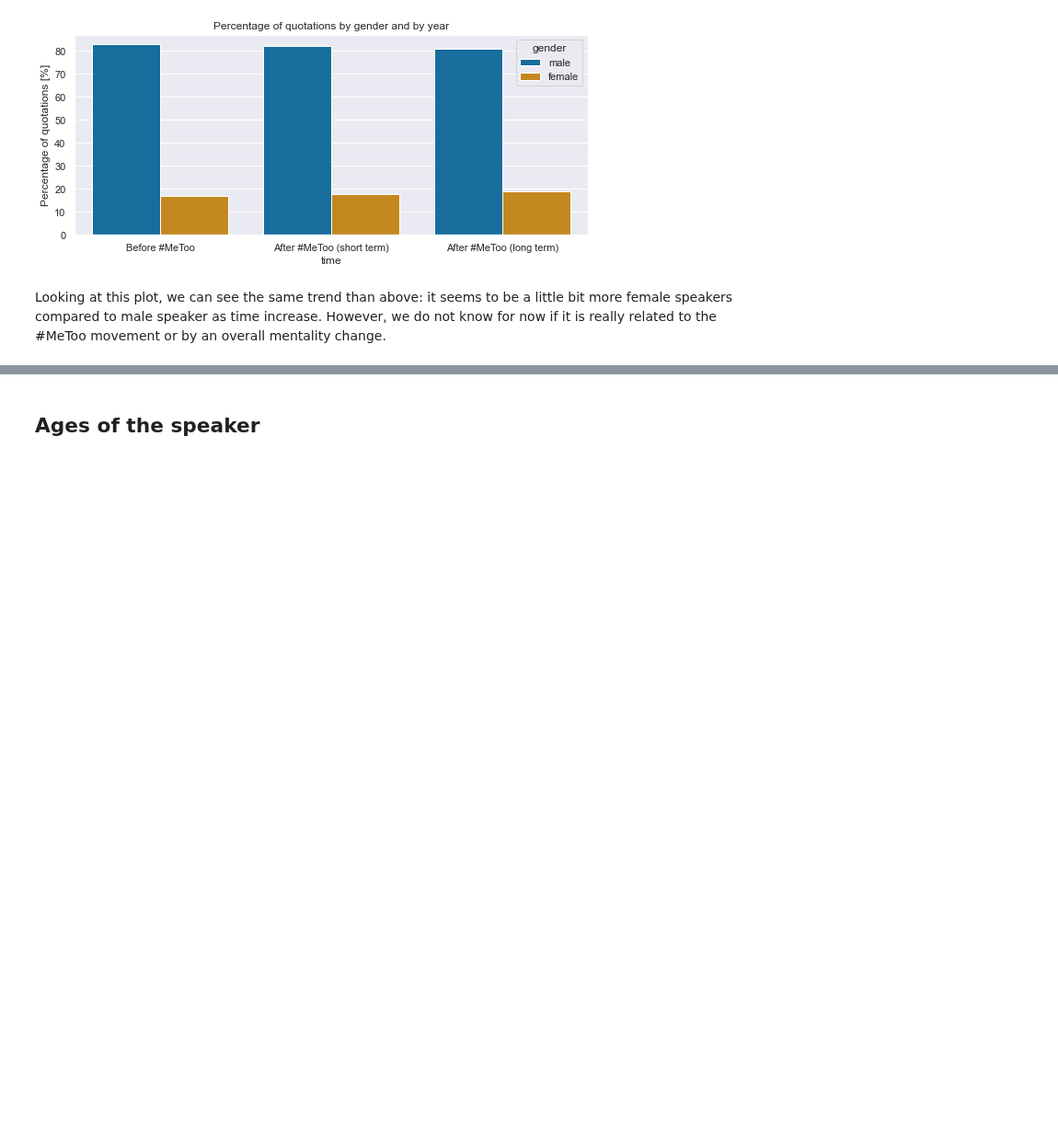
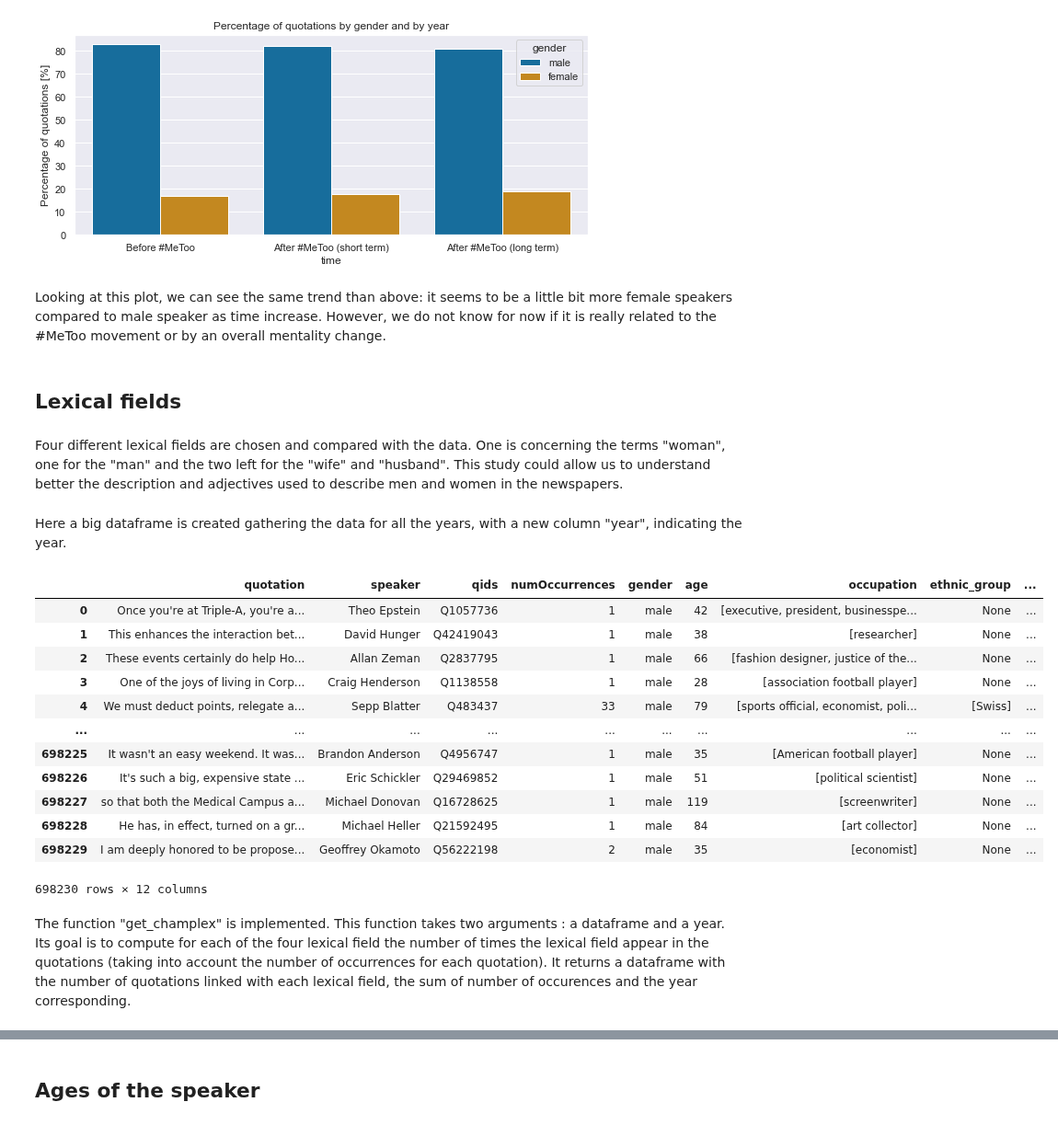
Before and after one commit to janougome/ADA-team, a Jupyter notebook: descripitve_tasks2.ipynb, the cells around one changed output, grey strips where cells are left out. Shown at 92% size. Drawn from its saved outputs; the diff is of its cells as text; code cells hidden in the pictures; blank space fills up the shorter version.

```diff
--- a/descripitve_tasks2.ipynb
+++ b/descripitve_tasks2.ipynb
@@ -275,3 +275,7 @@ ax.set_title('Percentage of quotations by gender and by year');
 [figure]
 # %% [markdown]
 Looking at this plot, we can see the same trend than above: it seems to be a little bit more female speakers compared to male speaker as time increase. However, we do not know for now if it is really related to the #MeToo movement or by an overall mentality change.
+# %% [markdown]
+## Lexical fields
+# %% [markdown]
+Four different lexical fields are chosen and compared with the data. One is concerning the terms "woman", one for the "man" and the two left for the "wife" and "husband". This study could allow us to understand better the description and adjectives used to describe men and women in the newspapers.
@@ -277,0 +287,24 @@ Looking at this plot, we can see the same trend than above: it seems to be a lit
+# %% [markdown]
+Here a big dataframe is created gathering the data for all the years, with a new column "year", indicating the year.
+# %%
+for i in range (6):
+    quotes_years[i]['year']=(2015+i)
+quotes_all = pd.concat(quotes_years,ignore_index = True)
+
+quotes_all
+# %% [output]
+|  | quotation | speaker | qids | numOccurrences | gender | age | occupation | ethnic_group | ... |
+| 0 | Once you're at Triple-A, you're a... | Theo Epstein | Q1057736 | 1 | male | 42 | [executive, president, businesspe... | None | ... |
+| 1 | This enhances the interaction bet... | David Hunger | Q42419043 | 1 | male | 38 | [researcher] | None | ... |
+| 2 | These events certainly do help Ho... | Allan Zeman | Q2837795 | 1 | male | 66 | [fashion designer, justice of the... | None | ... |
+| 3 | One of the joys of living in Corp... | Craig Henderson | Q1138558 | 1 | male | 28 | [association football player] | None | ... |
+| 4 | We must deduct points, relegate a... | Sepp Blatter | Q483437 | 33 | male | 79 | [sports official, economist, poli... | [Swiss] | ... |
+| ... | ... | ... | ... | ... | ... | ... | ... | ... | ... |
+| 698225 | It wasn't an easy weekend. It was... | Brandon Anderson | Q4956747 | 1 | male | 35 | [American football player] | None | ... |
+| 698226 | It's such a big, expensive state ... | Eric Schickler | Q29469852 | 1 | male | 51 | [political scientist] | None | ... |
+| 698227 | so that both the Medical Campus a... | Michael Donovan | Q16728625 | 1 | male | 119 | [screenwriter] | None | ... |
+| 698228 | He has, in effect, turned on a gr... | Michael Heller | Q21592495 | 1 | male | 84 | [art collector] | None | ... |
+| 698229 | I am deeply honored to be propose... | Geoffrey Okamoto | Q56222198 | 2 | male | 35 | [economist] | None | ... |
+698230 rows × 12 columns
+# %% [markdown]
+The function "get_champlex" is implemented. This function takes two arguments : a dataframe and a year. Its goal is to compute for each of the four lexical field the number of times the lexical field appear in the quotations (taking into account the number of occurrences for each quotation). It returns a dataframe with the number of quotations linked with each lexical field, the sum of number of occurences and the year corresponding.
```
Also changed, not shown: parts of 15 cells of this notebook.
